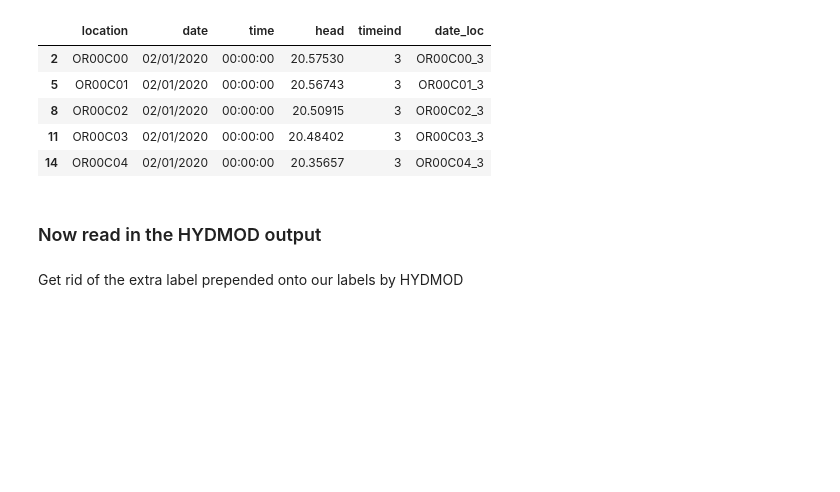
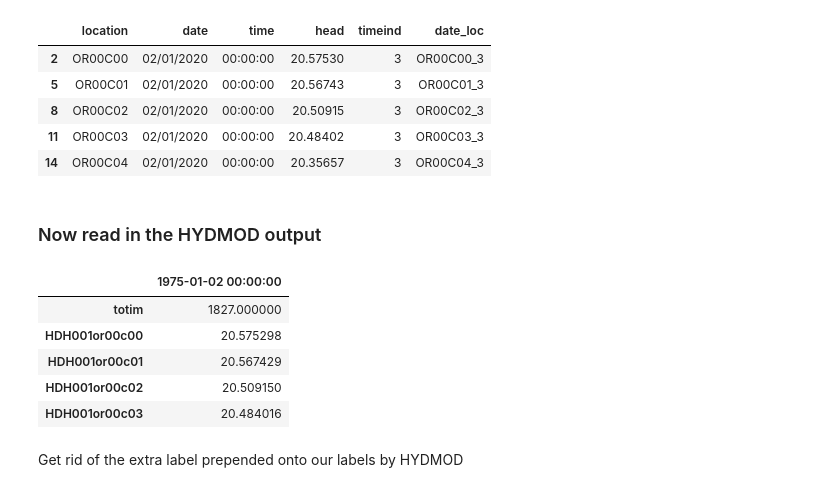
Before and after one commit to MODFLOW-USGS/mf2005, a Jupyter notebook: hydmod_test/COMPARE_MOD2SMP_WITH_NEW_HYDMOD.ipynb, the cells around one changed output. Drawn from its saved outputs; the diff is of its cells as text; code cells hidden in the pictures; blank space fills up the shorter version.

```diff
--- a/hydmod_test/COMPARE_MOD2SMP_WITH_NEW_HYDMOD.ipynb
+++ b/hydmod_test/COMPARE_MOD2SMP_WITH_NEW_HYDMOD.ipynb
@@ -161,6 +163,18 @@ results_end.head()
 ### Now read in the HYDMOD output
 # %%
 obsresults = fu.HydmodObs('freyberg_pcg.hyd.bin')
+# %%
+times = obsresults.get_times()
+hydmod_df = obsresults.get_dataframe(totim=times[-1]).transpose()
+
+hydmod_df.head()
+# %% [output]
+|  | 1975-01-02 00:00:00 |
+| totim | 1827.000000 |
+| HDH001or00c00 | 20.575298 |
+| HDH001or00c01 | 20.567429 |
+| HDH001or00c02 | 20.509150 |
+| HDH001or00c03 | 20.484016 |
 # %% [markdown]
 Get rid of the extra label prepended onto our labels by HYDMOD
 # %%
```
Also changed, not shown: parts of 6 cells of this notebook, 5 other files.
